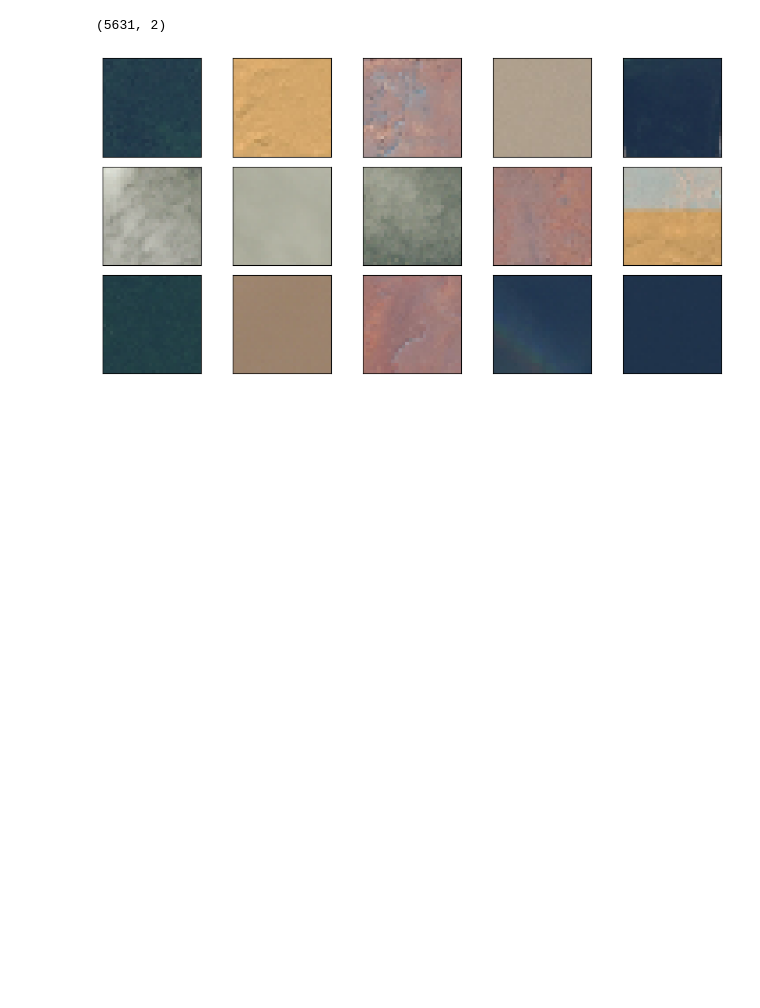
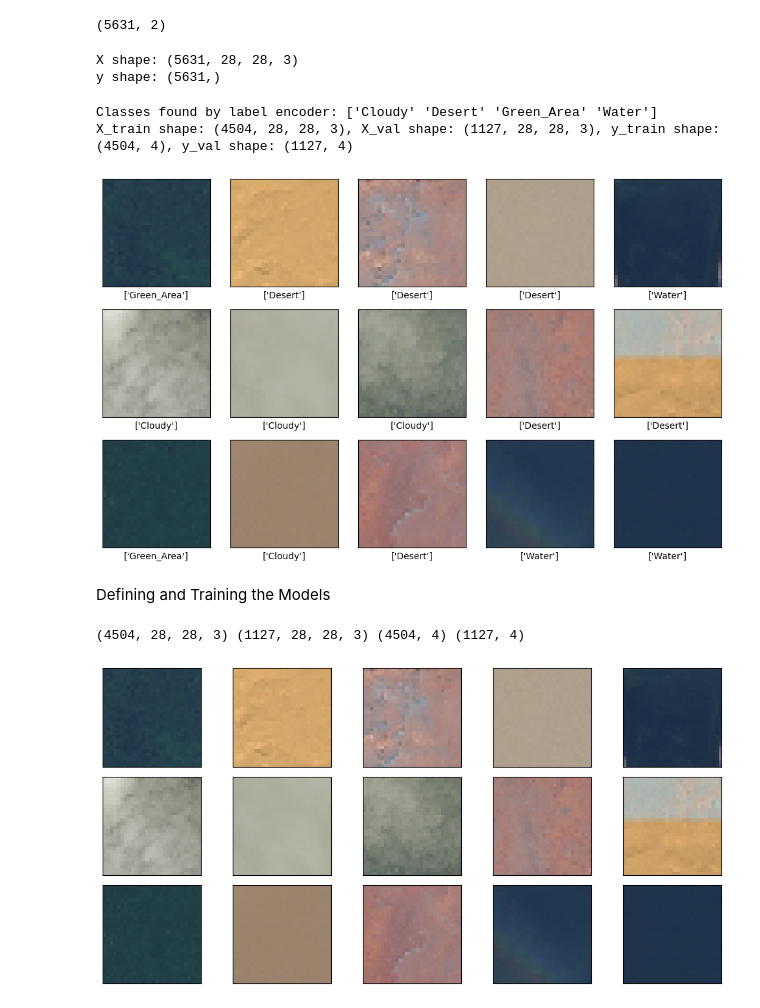
Before and after one commit to reepNao/aygaz-yapay-zekaya-giris-bootcamp, a Jupyter notebook: satellite-image-processing.ipynb, the cells around one changed output. Cells and saved outputs as stored; diff of their text form; code cells hidden in the pictures; blank space fills up the shorter version.

Commit message:
some-errors-fixed

```diff
--- a/satellite-image-processing.ipynb
+++ b/satellite-image-processing.ipynb
@@ -76,3 +85,65 @@ data.shape
+# %%
+X = []
+y = []
+
+for index, row in data.iterrows():
+    image_path = row['image_path']
+    label = row['label']
+    try:
+        image = load_and_preprocess_image(image_path)
+        X.append(image)
+        y.append(label)
+    except Exception as e:
+        print(f"Error processing image: {image_path}, Error: {e}")
+
+# Convert lists to numpy arrays
+X = np.array(X)
+y = np.array(y)
+
+print(f"X shape: {X.shape}")
+print(f"y shape: {y.shape}")
+# %% [output]
+X shape: (5631, 28, 28, 3)
+y shape: (5631,)
+# %%
+if y.size > 0:
+    label_encoder = LabelEncoder()
+    y_encoded = label_encoder.fit_transform(y)
+    print("Classes found by label encoder:", label_encoder.classes_)
+
+    # One-hot encoding of labels
+    y_one_hot = to_categorical(y_encoded)
+
+    # Split the data into training and validation sets
+    X_train, X_val, y_train, y_val = train_test_split(X, y_one_hot, test_size=0.2, random_state=42)
+
+    print(f"X_train shape: {X_train.shape}, X_val shape: {X_val.shape}, y_train shape: {y_train.shape}, y_val shape: {y_val.shape}")
+
+    # Visualize some images from X_train
+    plt.figure(figsize=(10, 10))
+    for i in range(15):
+        plt.subplot(5, 5, i + 1)
+        plt.xticks([])
+        plt.yticks([])
+        plt.grid(False)
+        plt.imshow(X_train[i], cmap=plt.cm.binary)
+        plt.xlabel(label_encoder.inverse_transform([np.argmax(y_train[i])])) # Show the label
+    plt.tight_layout()
+    plt.show()
+
+else:
+    print("Error: y is empty")
+# %% [output]
+Classes found by label encoder: ['Cloudy' 'Desert' 'Green_Area' 'Water']
+X_train shape: (4504, 28, 28, 3), X_val shape: (1127, 28, 28, 3), y_train shape: (4504, 4), y_val shape: (1127, 4)
+[figure, added]
+# %% [markdown]
+Defining and Training the Models
+# %%
+X_train, X_test, y_train, y_test = train_test_split(X, y_one_hot, test_size=0.2, random_state=42)
+print(X_train.shape, X_test.shape, y_train.shape, y_test.shape)
+# %% [output]
+(4504, 28, 28, 3) (1127, 28, 28, 3) (4504, 4) (1127, 4)
 # %%
 plt.figure(figsize=(10, 10))
 for i in range(15):
```
Also changed, not shown: parts of 23 cells of this notebook.
